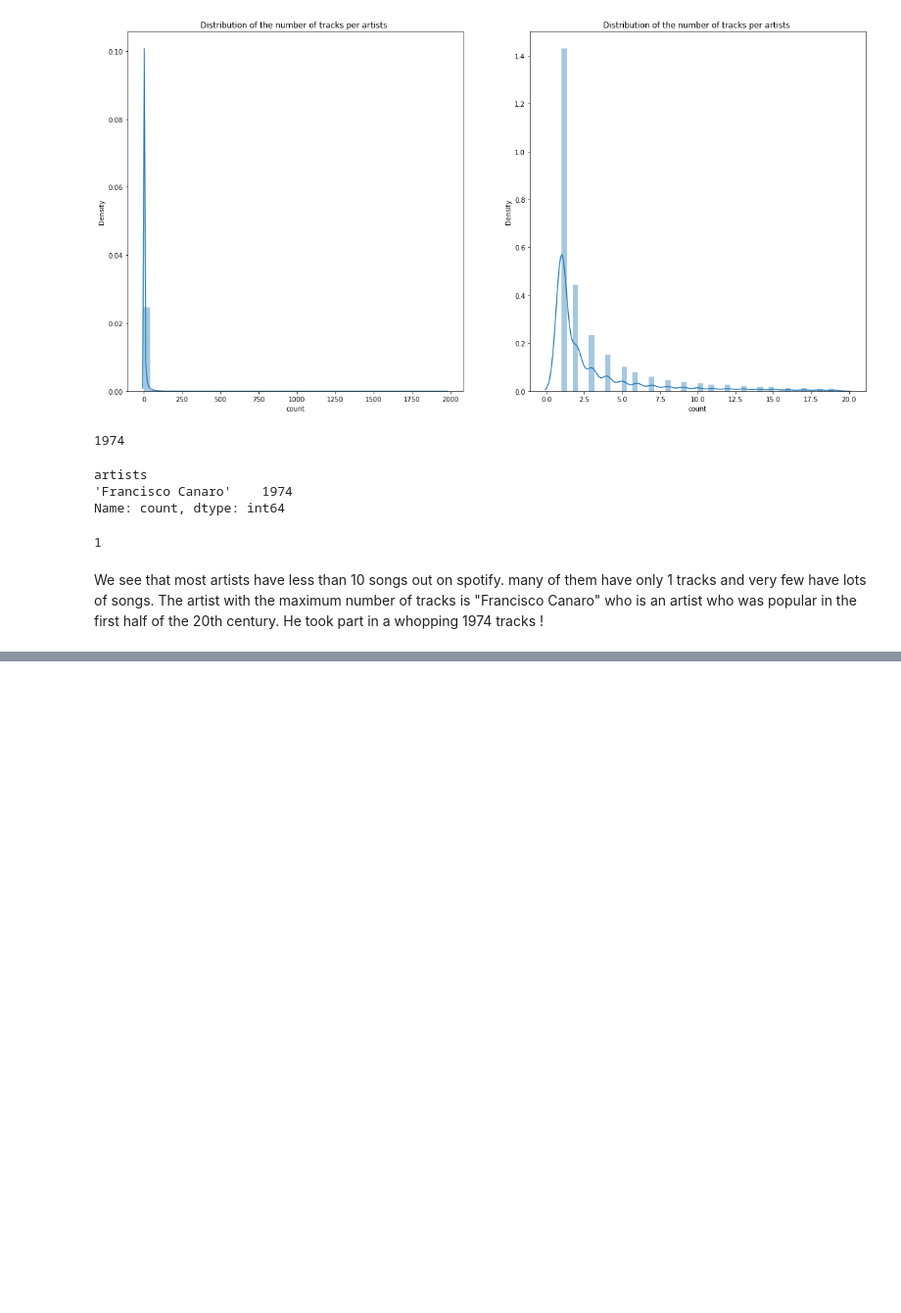
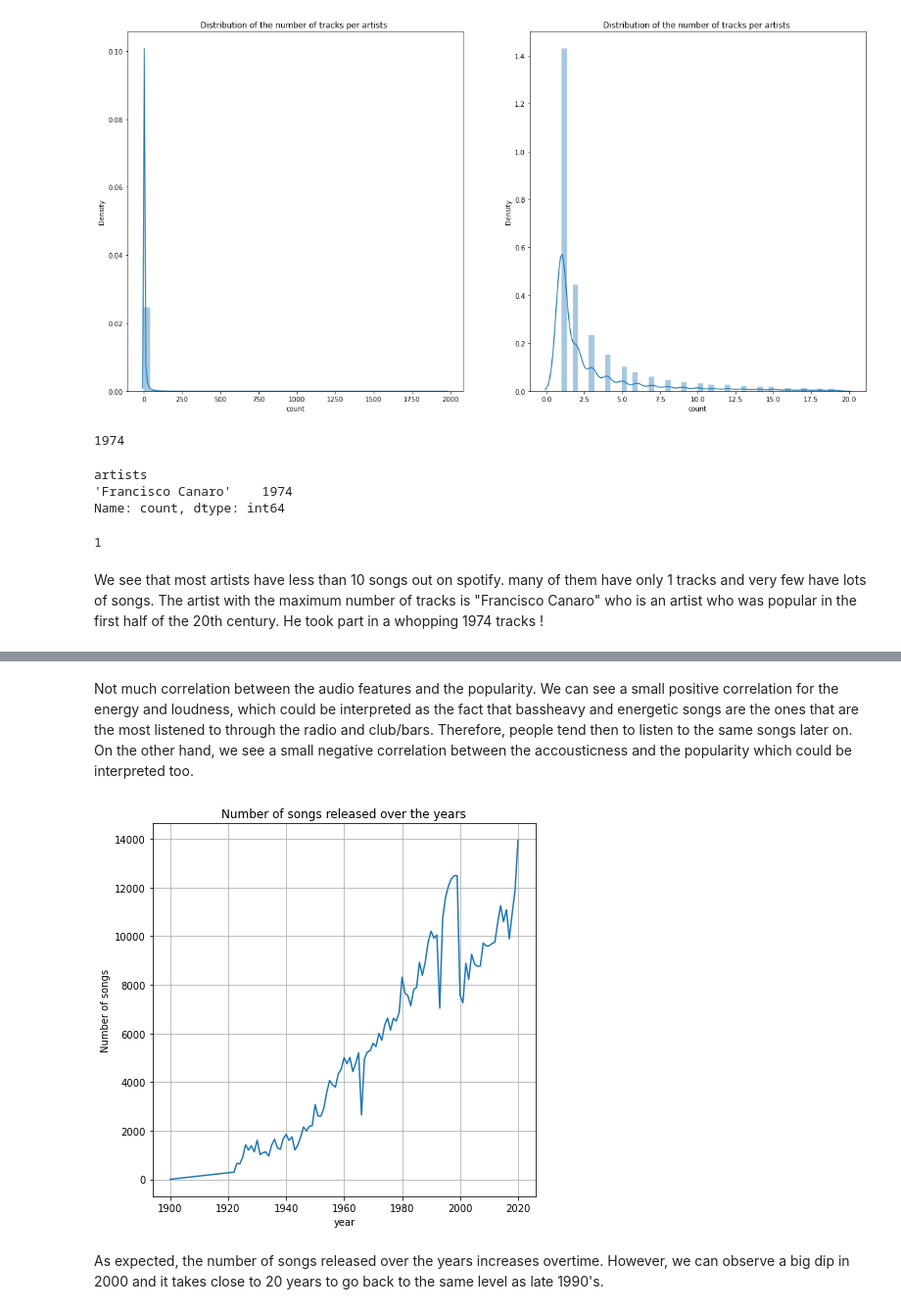
Before and after one commit to com-480-data-visualization/data-visualization-project-2021-vizir, a Jupyter notebook: exploratory_data_analysis.ipynb, the cells around one changed output, grey strips where cells are left out. Shown at 98% size. Cells and saved outputs as stored; diff of their text form; code cells hidden in the pictures; blank space fills up the shorter version.

Commit message:
Added correlations and songs count

```diff
--- a/exploratory_data_analysis.ipynb
+++ b/exploratory_data_analysis.ipynb
@@ -237,0 +258,18 @@ tracks[tracks["popularity"] == 100]
+# %% [markdown]
+Not much correlation between the audio features and the popularity. We can see a small positive correlation for the energy and loudness, which could be interpreted as the fact that bassheavy and energetic songs are the ones that are the most listened to through the radio and club/bars. Therefore, people tend then to listen to the same songs later on. On the other hand, we see a small negative correlation between the accousticness and the popularity which could be interpreted too.
+# %%
+songs_years = tracks[["id", "release_date"]]
+songs_years["release_date"] = pd.to_datetime(songs_years["release_date"].apply(lambda x: x[0:4]))
+songs_years = songs_years.groupby("release_date").count().iloc[:-1] # -1 to ignore 2021 which is still running
+# %%
+plt.figure(figsize=(7, 7))
+
+plt.plot(songs_years)
+plt.title("Number of songs released over the years")
+plt.xlabel("year")
+plt.ylabel("Number of songs")
+plt.grid(True)
+# %% [output]
+[figure, added]
+# %% [markdown]
+As expected, the number of songs released over the years increases overtime. However, we can observe a big dip in 2000 and it takes close to 20 years to go back to the same level as late 1990's.
```
Also changed, not shown: parts of 1 cell of this notebook.
